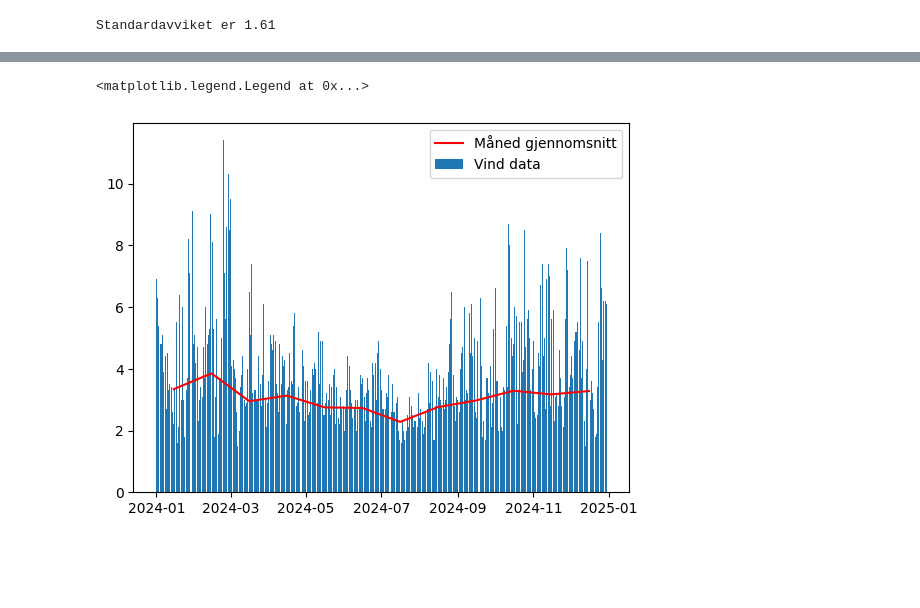
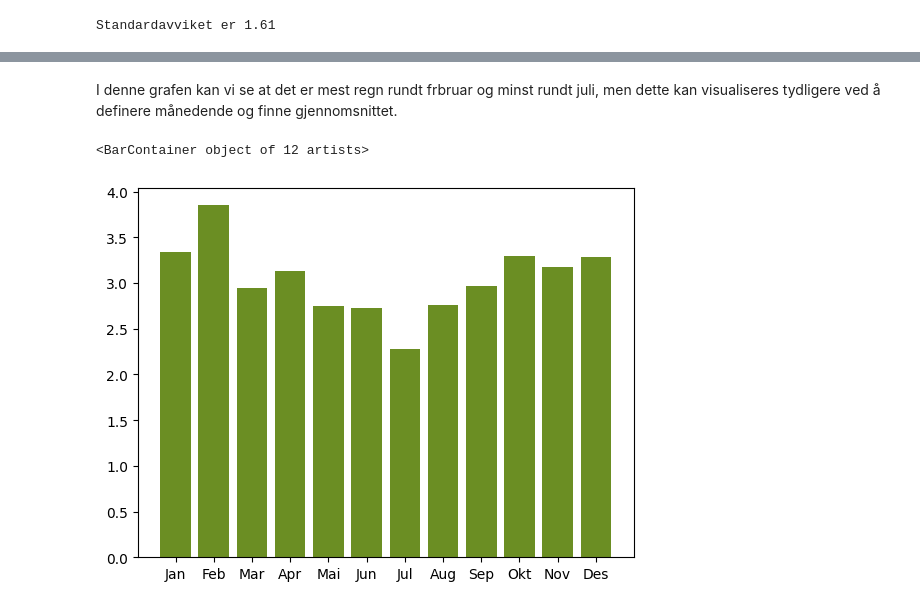
Before and after one commit to Sofihage/Milj-dataanalyse, a Jupyter notebook: notebooks/wind.ipynb, the cells around one changed output, grey strips where cells are left out. Cells and saved outputs as stored; diff of their text form; code cells hidden in the pictures; blank space fills up the shorter version.

```diff
--- a/notebooks/wind.ipynb
+++ b/notebooks/wind.ipynb
@@ -183,7 +175,9 @@ months = pd.date_range("15.01.2024", "16.12.2024", periods=12)
-# %%
-plt.bar(wind['referansetid'], wind['verdi'].values)
-plt.plot(months, monthly_average, color = 'red')
-plt.legend(["Måned gjennomsnitt", "Vind data"])
-# %% [output]
-<matplotlib.legend.Legend at 0x...>
-[figure, removed]
+# %% [markdown]
+I denne grafen kan vi se at det er mest regn rundt frbruar og minst rundt juli, men dette kan visualiseres tydligere ved å definere månedende og finne gjennomsnittet.
+# %%
+months = ['Jan', 'Feb', 'Mar', 'Apr', 'Mai', 'Jun', 'Jul', 'Aug', 'Sep', 'Okt', 'Nov', 'Des']
+# %%
+plt.bar(months, avg_moth, color = "olivedrab")
+# %% [output]
+<BarContainer object of 12 artists>
+[figure, added]
```
Also changed, not shown: parts of 10 cells of this notebook.
